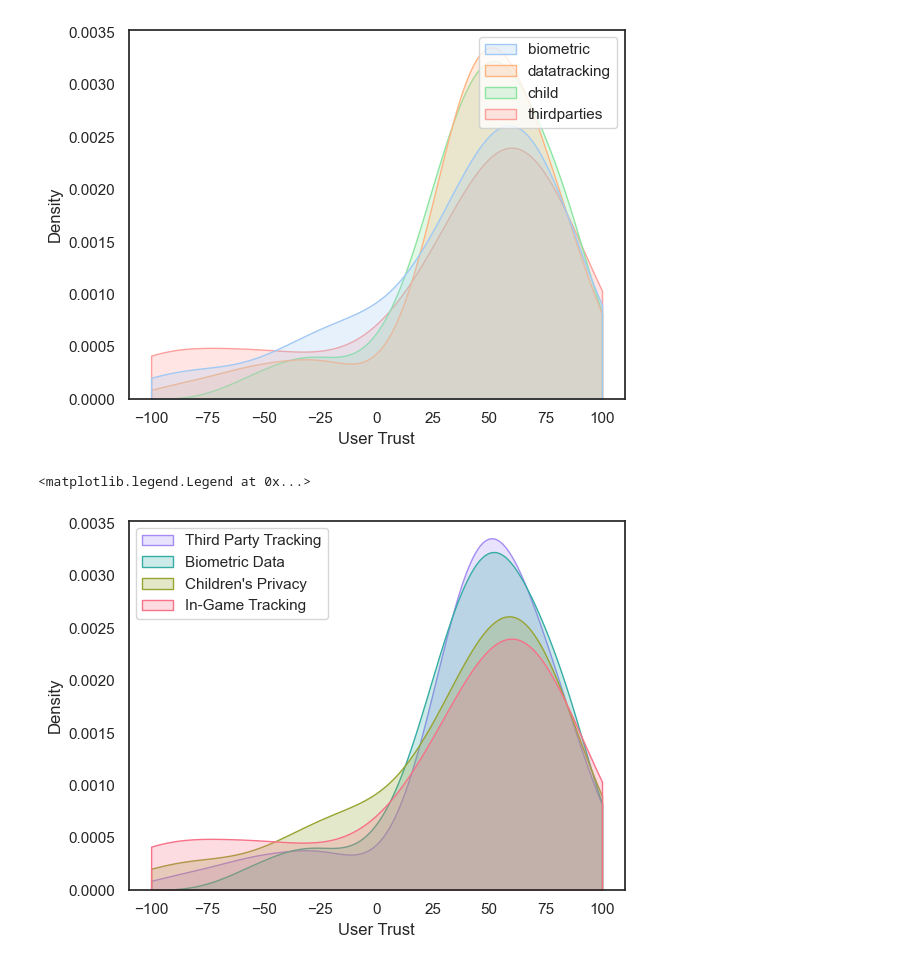
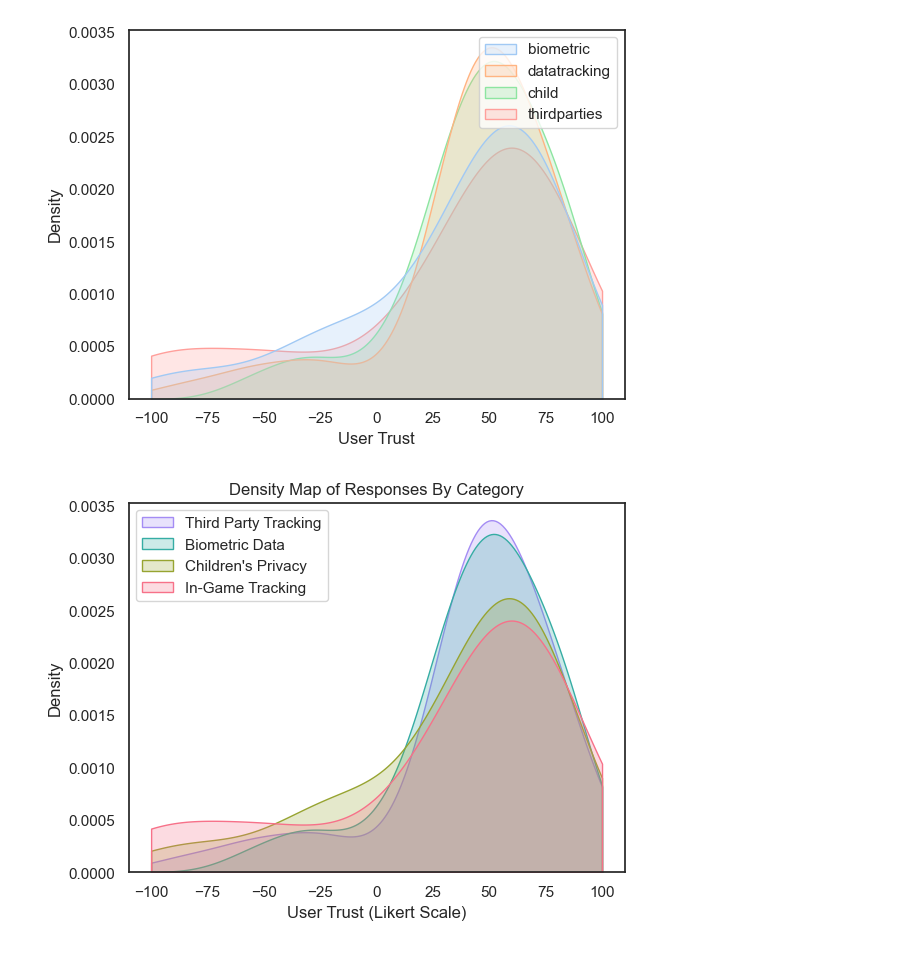
Before and after one commit to mojeanmac/privacy-survey-density-map, a Jupyter notebook: copy.ipynb, the cells around one changed output. Saved outputs shown, nothing was run; the diff lists cells and outputs as text; code cells hidden in the pictures.

Commit message:
export graph

```diff
--- a/copy.ipynb
+++ b/copy.ipynb
@@ -94,16 +94,17 @@ Text(0.5, 0, 'User Trust')
 # %%
 overall = concat([thirdparties, biometric, child, datatracking],axis=1)
 
-plot = sns.kdeplot(overall,fill=True, clip=(-100, 100), palette="husl")
-plt.xlabel('User Trust')
+sns.kdeplot(overall,fill=True, clip=(-100, 100), palette="husl")
+plt.xlabel('User Trust (Likert Scale)')
+plt.title("Density Map of Responses By Category")
 plt.legend(loc = "upper left", labels=["Third Party Tracking", "Biometric Data", "Children's Privacy", "In-Game Tracking"])
+plt.savefig('plot.png', dpi=500, transparent=True)
 
 # sns.kdeplot(thirdparties, color = "g", label = "Third Parties")
 # sns.kdeplot(datatracking, color = "b", label = "Data Tracking")
 #sns.kdeplot(child, color = "y", label = "Child Safety")
 # sns.kdeplot(biometric, color = "r", label = "Biometric Data")
 # plt.xlabel('User Trust')
 # plt.show()
 # %% [output]
-<matplotlib.legend.Legend at 0x...>
-[figure, old version]
+[figure, new version]
```
Also changed, not shown: 1 other file.
